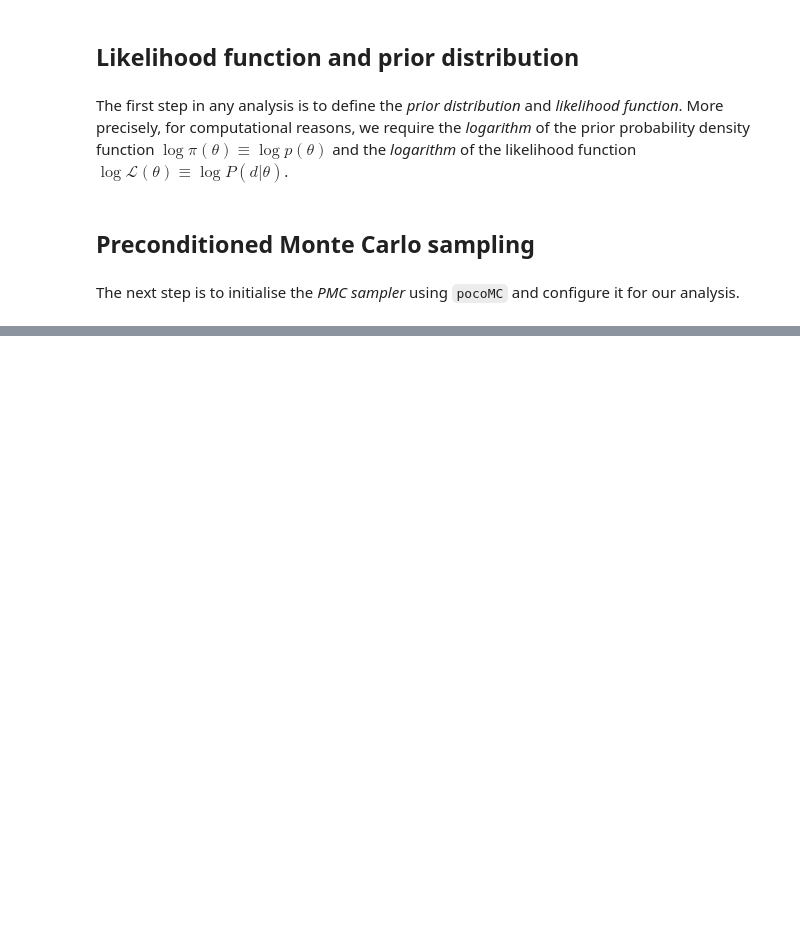
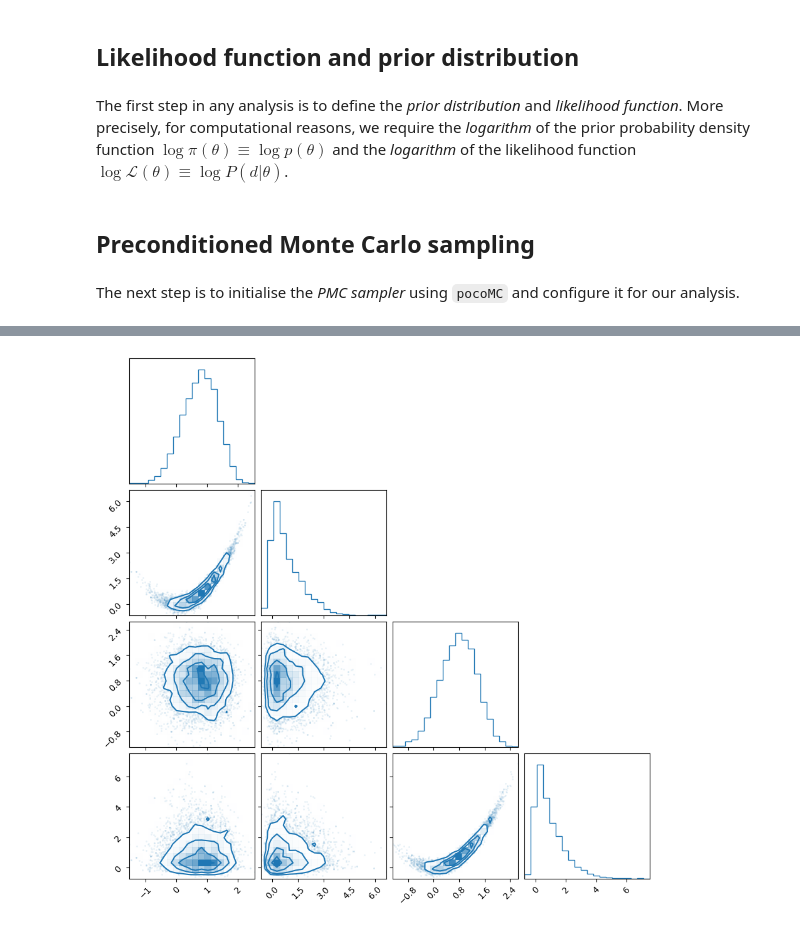
Before and after one commit to minaskar/pocomc, a Jupyter notebook: docs/source/pages/quickstart.ipynb, the cells around one changed output, grey strips where cells are left out. Cells and saved outputs as stored; diff of their text form; code cells hidden in the pictures; blank space fills up the shorter version.

```diff
--- a/docs/source/pages/quickstart.ipynb
+++ b/docs/source/pages/quickstart.ipynb
@@ -8,6 +8,10 @@ The following is a simple example of using `pocoMC` to get started. We will samp
 The first step in any analysis is to define the *prior distribution* and *likelihood function*. More precisely, for computational reasons, we require the *logarithm* of the prior probability density function $\log\pi(\theta)\equiv \log p(\theta)$ and the *logarithm* of the likelihood function $\log \mathcal{L}(\theta)\equiv\log P(d\vert \theta)$.
 # %%
 import numpy as np
+from scipy.stats import uniform, norm
+
+# import pocoMC
+import pocomc as pc
 
 # Set the random seed.
 np.random.seed(0)
@@ -19,12 +23,8 @@ n_dim = 10
 def log_likelihood(x):
     return -np.sum(10.0 * (x[:, ::2] ** 2.0 - x[:, 1::2]) ** 2.0 + (x[:, ::2] - 1.0) ** 2.0, axis=1)
 
-# Define our uniform prior.
-def log_prior(x):
-    if np.any(x < -10.0) or np.any(x > 10.0):
-        return -np.inf
-    else:
-        return 0.0
+# Define our normal/Gaussian prior.
+prior = pc.Prior(n_dim*[norm(0.0, 3.0)]) # N(0,3)
 # %% [markdown]
 ## Preconditioned Monte Carlo sampling
 # %% [markdown]
@@ -84,4 +31,0 @@ plt.show()
-# %%
-# Run plot
-pc.plotting.run(results)
-plt.show()
@@ -97,0 +32,8 @@ dict_keys(['samples', 'loglikelihood', 'logprior', 'logz', 'iter', 'x', 'logl',
+# %%
+# Initialise sampler
+sampler = pc.Sampler(
+    prior=prior,
+    likelihood=log_likelihood,
+    vectorize=True,
+    random_state=0
+)
@@ -97,0 +42,3 @@ dict_keys(['samples', 'loglikelihood', 'logprior', 'logz', 'iter', 'x', 'logl',
+# %%
+# Start sampling
+sampler.run()
@@ -97,0 +53,12 @@ dict_keys(['samples', 'loglikelihood', 'logprior', 'logz', 'iter', 'x', 'logl',
+# %%
+import matplotlib.pyplot as plt
+import corner
+
+# Get the results
+samples, weights, logl, logp = sampler.posterior()
+
+# Trace plot for the first 4 parameters
+fig = corner.corner(samples[:,:4], weights=weights, color="C0")
+plt.show()
+# %% [output]
+[figure, added]
```
Also changed, not shown: parts of 17 cells of this notebook, 3 other files.
